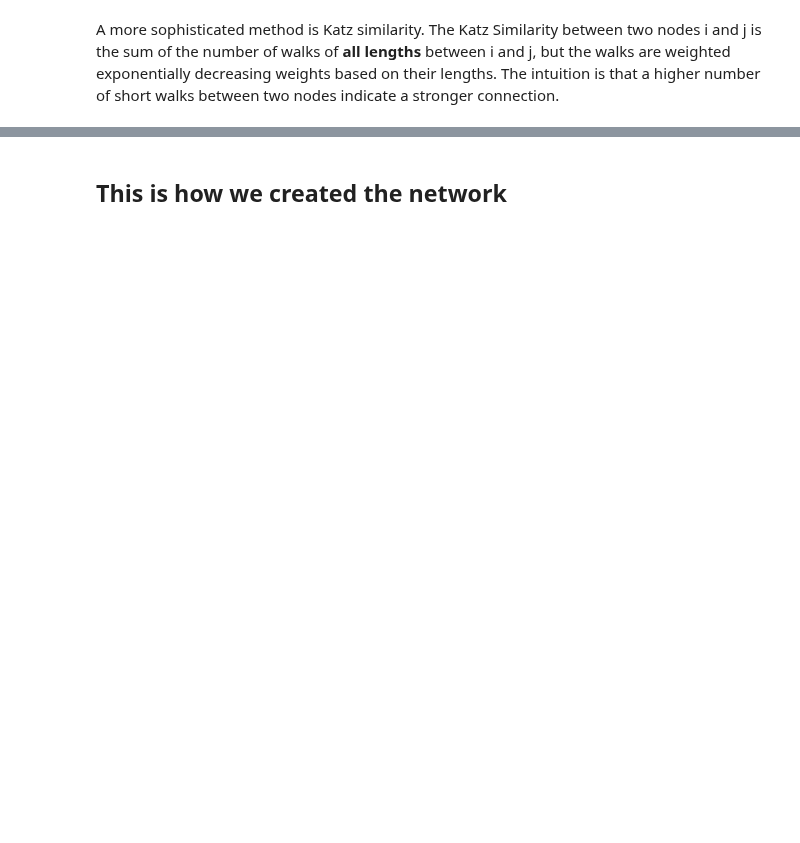
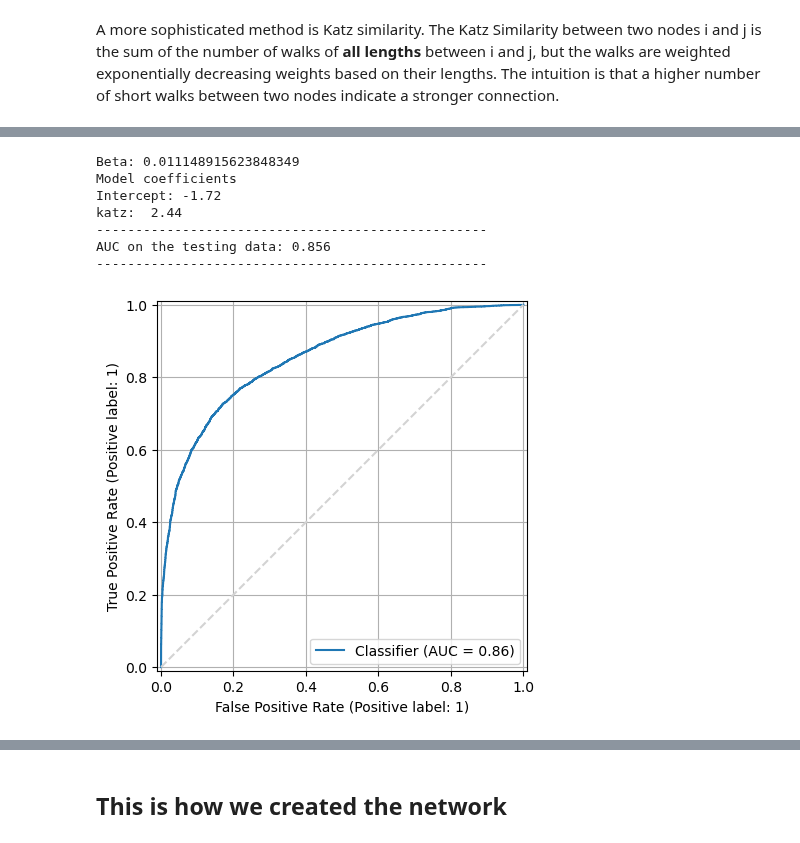
Before and after one commit to jgarciab/NetworkScience, a Jupyter notebook: Practicals/day3/day3b_link_prediction.ipynb, the cells around one changed output, grey strips where cells are left out. Saved outputs shown, nothing was run; the diff lists cells and outputs as text; code cells hidden in the pictures; blank space fills up the shorter version.

```diff
--- a/Practicals/day3/day3b_link_prediction.ipynb
+++ b/Practicals/day3/day3b_link_prediction.ipynb
@@ -403,10 +243,0 @@ Try different time of embeddings sizes (n_components)
-# %%
-A = nx.to_numpy_array(G)
-clusters_svd = TruncatedSVD(n_components=10)
-clusters_svd.fit(A)
-cl_svd = clusters_svd.components_.T
-
-# e.g.
-# clusters_svd = SpectralEmbedding(affinity = 'precomputed', n_components=5)
-# clusters_svd.fit(A)
-# cl_svd = clusters_svd.embedding_
@@ -1108,0 +244,31 @@ KeyboardInterrupt:
+# %%
+def katz_similarity(g, beta=None, safety=0.95):
+    """
+    Compute the Katz similarity matrix for a given graph.
+    The Katz similarity is defined as:
+    S = (I - beta*A)^(-1) - I
+    where A is the adjacency matrix, I is the identity matrix, and beta is a damping
+    factor that controls the influence of longer paths.
+    The parameter `safety` ensures that the spectral radius of (I - beta*A)
+    is less than 1, which is necessary for convergence."""
+    A = nx.to_numpy_array(G)
+    if beta is None:
+        beta = safety / max(abs(np.linalg.eigvals(A)))    # safety < 1 for convergence
+    I  = np.eye(A.shape[0])
+    S  = np.linalg.inv(I - beta*A) - I
+    print(f'Beta: {beta}')
+    return S
+
+katz_mat          = katz_similarity(G)
+df_tmp            = df_edgelist.copy()
+df_tmp["katz"]    = katz_mat.ravel()
+df_no_loops["katz"] = create_predictions(df_tmp, df_test, ["katz"])
+# %% [output]
+Beta: 0.011148915623848349
+Model coefficients
+Intercept: -1.72
+katz:  2.44
+--------------------------------------------------
+AUC on the testing data: 0.856
+--------------------------------------------------
+[figure, added]
```
Also changed, not shown: parts of 68 cells of this notebook.
